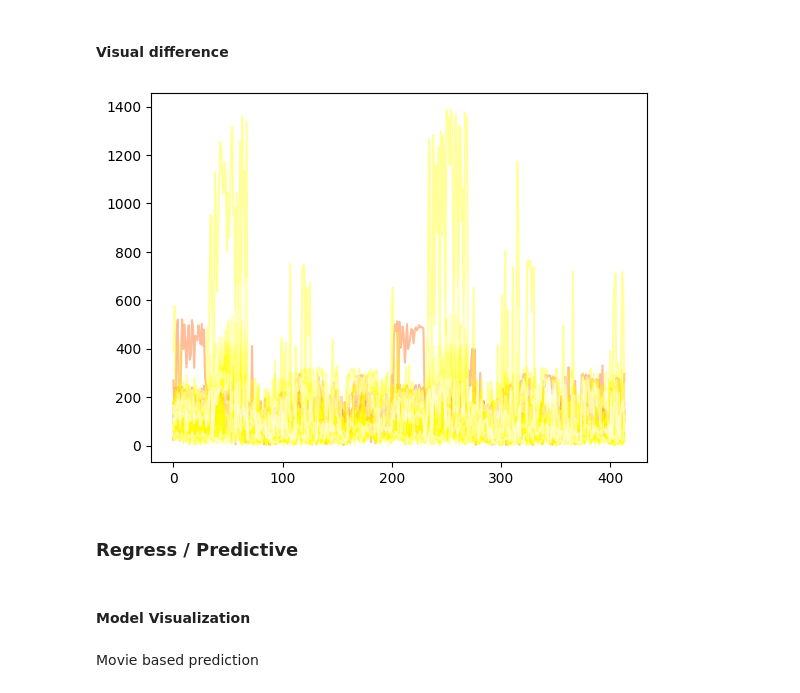
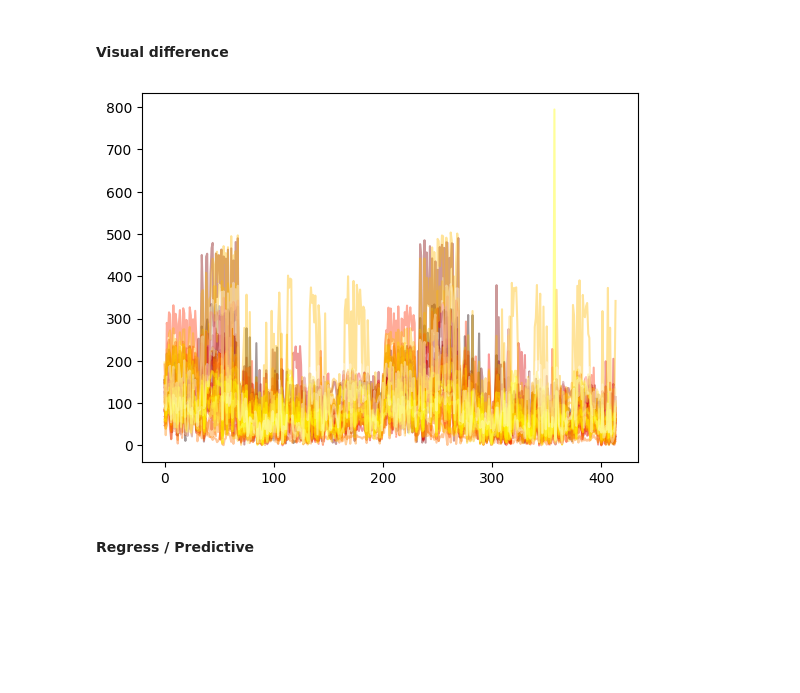
Before and after one commit to MIPLabCH/emoguide_gradients, a Jupyter notebook: 16_persoidx_frame-select.ipynb, the cells around one changed output. Drawn from its saved outputs; the diff is of its cells as text; code cells hidden in the pictures; blank space fills up the shorter version.

```diff
--- a/16_persoidx_frame-select.ipynb
+++ b/16_persoidx_frame-select.ipynb
@@ -34,2 +58,21 @@ print(regions)
+# %%
+supermovie_grads = load('./resources/static_grad/individual_level/SUPERMOVIE_grad414.pkl')
+rest_grads = load('./resources/static_grad/individual_level/Rest_grad414.pkl')
+
+subjects = list(rest_grads.keys())
+nsub = len(subjects)
+
+supermovie_dist = {}
+rest_dist = {}
+for _id in subjects:
+    # 1. Movie
+    tmp_grads = supermovie_grads[_id]
+    dist = D(tmp_grads.mean(axis=0), tmp_grads)
+    supermovie_dist[_id] = dist
+
+    # 2. Rest
+    tmp_grads = rest_grads[_id]
+    dist = D(tmp_grads.mean(axis=0), tmp_grads)
+    rest_dist[_id] = dist
 # %% [markdown]
 #### Visual difference
@@ -66,22 +79,16 @@ for mname in total_series:
-# %%
-subject_grad = all_gradients['Sintel']
-subjects     = list(subject_grad.keys())
-regions      = list(index2region.keys())
-
-feat     = existing_psy[6]
-psyscore = [behavioural[behavioural.ID == subjects[i]][feat].item() for i in range(len(subjects))]
 # %%
+feat = 'cov_total'
+psyscore = [behavioural[behavioural.ID == subjects[i]][feat].item() for i in range(len(subjects))]
+
 # for Display
 order = np.argsort(psyscore)
-ordered_grads = [subject_grad[subj] for subj in subjects]
+ordered_grads = [supermovie_dist[subj] for subj in subjects]
 G, coloring = [],[]
 
 colors = plt.cm.hot(np.linspace(0,1,int(max(psyscore))+1))
 for i in order:
     plt.plot(np.arange(414), ordered_grads[i], color=colors[int(psyscore[i])], alpha=0.4)
 # %% [output]
-[figure, old version]
+[figure, new version]
 # %% [markdown]
-### Regress / Predictive
+#### Regress / Predictive
-# %% [markdown]
-#### Model Visualization
@@ -91,2 +94,0 @@ for i in order:
-# %% [markdown]
-Movie based prediction
```
Also changed, not shown: parts of 35 cells of this notebook, 4 other files.
